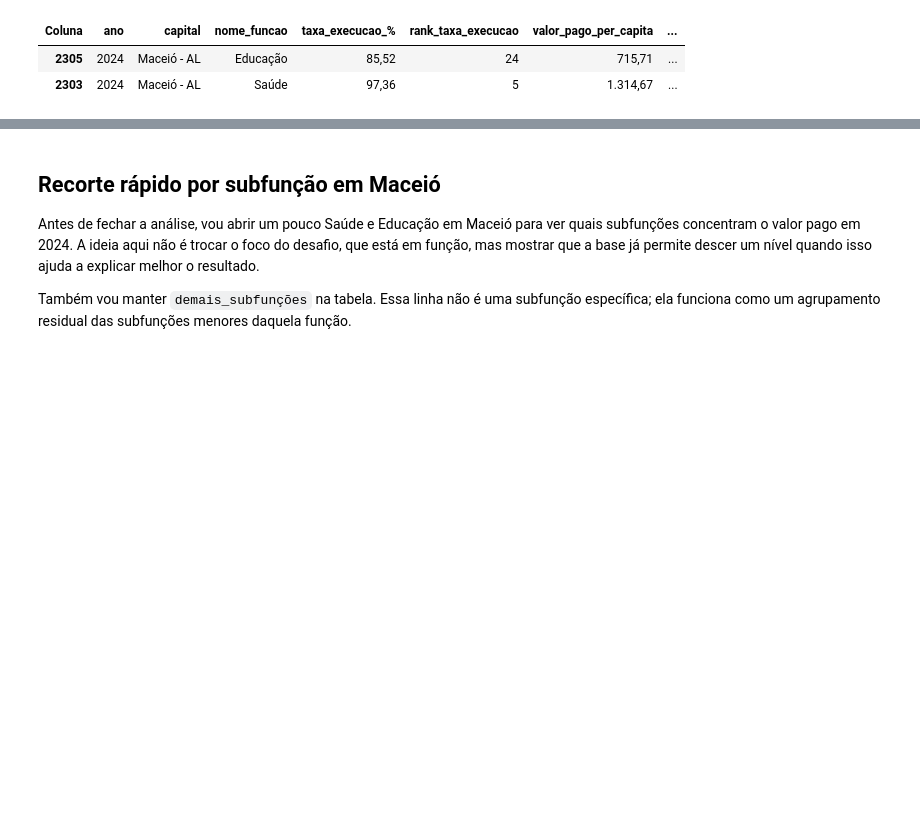
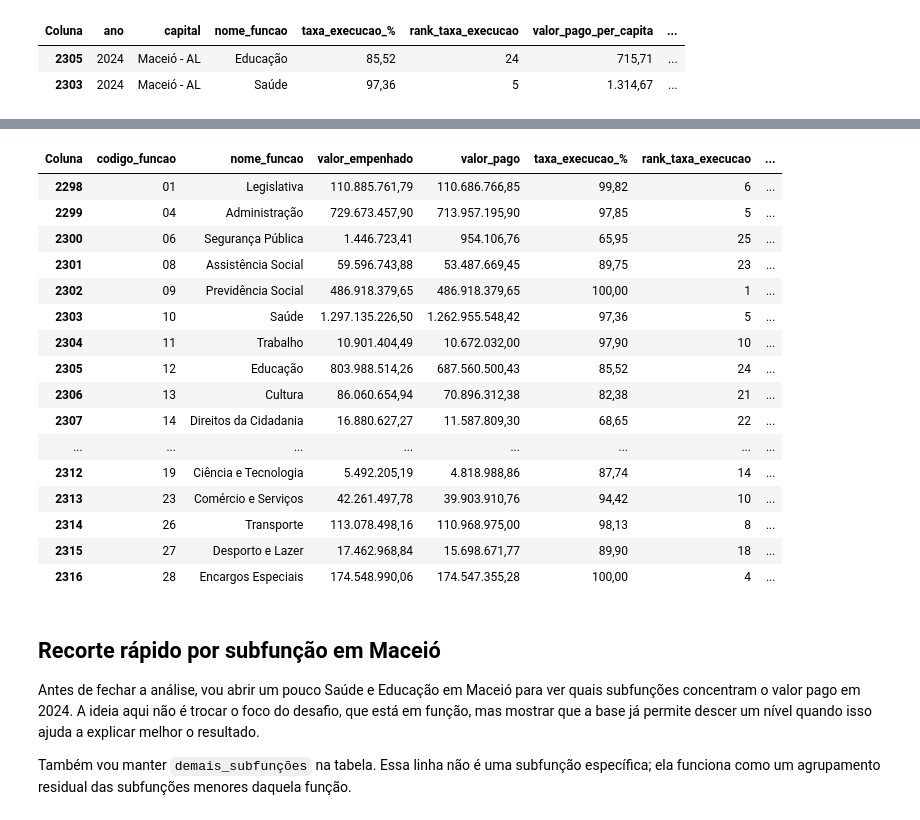
Before and after one commit to domlops/Desafio-Analista-de-Dados-Sefaz-Macei-, a Jupyter notebook: notebooks/02_analise_execucao_funcoes.ipynb, the cells around one changed output, grey strips where cells are left out. Drawn from its saved outputs; the diff is of its cells as text; code cells hidden in the pictures; blank space fills up the shorter version.

```diff
--- a/notebooks/02_analise_execucao_funcoes.ipynb
+++ b/notebooks/02_analise_execucao_funcoes.ipynb
@@ -27,6 +27,7 @@ if not (PROJECT_ROOT / "dados_processados").exists():
 BASE_PATH = PROJECT_ROOT / "dados_processados" / "finbra_consolidado.parquet"
 ANOS_COMPLETOS = [2020, 2021, 2022, 2023, 2024]
 ANO_REFERENCIA = 2024
+MACEIO_IBGE = "2704302"
 
 BASE_PATH.relative_to(PROJECT_ROOT)
 # %% [output]
@@ -385,3 +390,57 @@ posicao_maceio_2024
+# %%
+ranking_funcoes_capitais_2024 = execucao_funcao[
+    execucao_funcao["ano"] == ANO_REFERENCIA
+].copy()
+
+ranking_funcoes_capitais_2024["rank_taxa_execucao"] = (
+    ranking_funcoes_capitais_2024.groupby("nome_funcao")["taxa_execucao"]
+    .rank(ascending=False, method="min")
+    .astype(int)
+)
+ranking_funcoes_capitais_2024["rank_pago_per_capita"] = (
+    ranking_funcoes_capitais_2024.groupby("nome_funcao")["valor_pago_per_capita"]
+    .rank(ascending=False, method="min")
+    .astype(int)
+)
+ranking_funcoes_capitais_2024["total_capitais"] = (
+    ranking_funcoes_capitais_2024.groupby("nome_funcao")["Cod.IBGE"].transform("nunique")
+)
+
+maceio_funcoes_2024 = ranking_funcoes_capitais_2024[
+    ranking_funcoes_capitais_2024["Cod.IBGE"].eq(MACEIO_IBGE)
+][
+    [
+        "codigo_funcao",
+        "nome_funcao",
+        "valor_empenhado",
+        "valor_pago",
+        "taxa_execucao_%",
+        "rank_taxa_execucao",
+        "valor_pago_per_capita",
+        "rank_pago_per_capita",
+        "total_capitais",
+    ]
+].sort_values("codigo_funcao")
+
+maceio_funcoes_2024
+# %% [output]
+| Coluna | codigo_funcao | nome_funcao | valor_empenhado | valor_pago | taxa_execucao_% | rank_taxa_execucao | ... |
+| 2298 | 01 | Legislativa | 110.885.761,79 | 110.686.766,85 | 99,82 | 6 | ... |
+| 2299 | 04 | Administração | 729.673.457,90 | 713.957.195,90 | 97,85 | 5 | ... |
+| 2300 | 06 | Segurança Pública | 1.446.723,41 | 954.106,76 | 65,95 | 25 | ... |
+| 2301 | 08 | Assistência Social | 59.596.743,88 | 53.487.669,45 | 89,75 | 23 | ... |
+| 2302 | 09 | Previdência Social | 486.918.379,65 | 486.918.379,65 | 100,00 | 1 | ... |
+| 2303 | 10 | Saúde | 1.297.135.226,50 | 1.262.955.548,42 | 97,36 | 5 | ... |
+| 2304 | 11 | Trabalho | 10.901.404,49 | 10.672.032,00 | 97,90 | 10 | ... |
+| 2305 | 12 | Educação | 803.988.514,26 | 687.560.500,43 | 85,52 | 24 | ... |
+| 2306 | 13 | Cultura | 86.060.654,94 | 70.896.312,38 | 82,38 | 21 | ... |
+| 2307 | 14 | Direitos da Cidadania | 16.880.627,27 | 11.587.809,30 | 68,65 | 22 | ... |
+| ... | ... | ... | ... | ... | ... | ... | ... |
+| 2312 | 19 | Ciência e Tecnologia | 5.492.205,19 | 4.818.988,86 | 87,74 | 14 | ... |
+| 2313 | 23 | Comércio e Serviços | 42.261.497,78 | 39.903.910,76 | 94,42 | 10 | ... |
+| 2314 | 26 | Transporte | 113.078.498,16 | 110.968.975,00 | 98,13 | 8 | ... |
+| 2315 | 27 | Desporto e Lazer | 17.462.968,84 | 15.698.671,77 | 89,90 | 18 | ... |
+| 2316 | 28 | Encargos Especiais | 174.548.990,06 | 174.547.355,28 | 100,00 | 4 | ... |
 # %% [markdown]
 ## Recorte rápido por subfunção em Maceió
 
```
Also changed, not shown: parts of 7 cells of this notebook, 10 other files.
